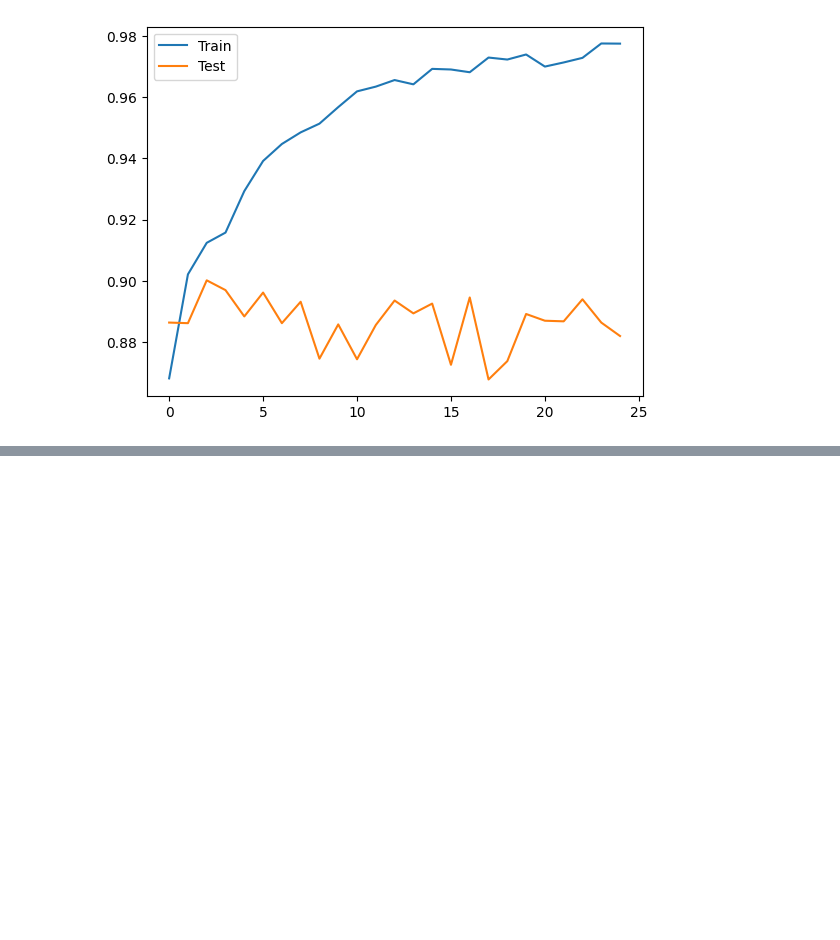
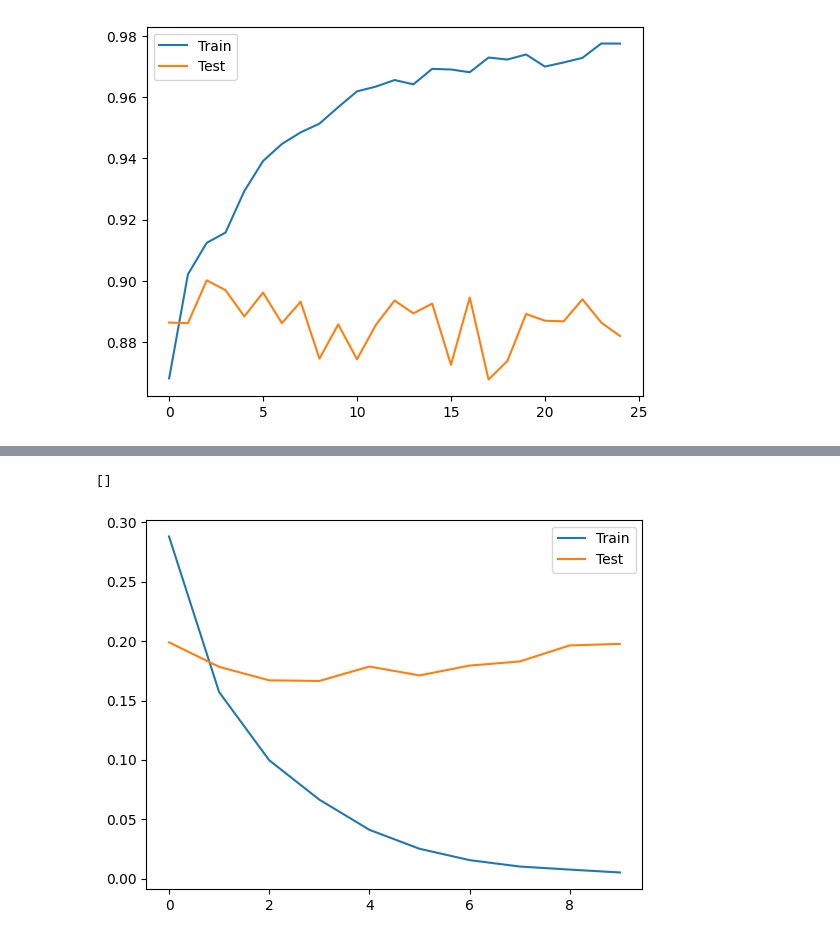
Before and after one commit to ayansuvra/Deep-Learning, a Jupyter notebook: CNN/TransferLearning.ipynb, the cells around one changed output, grey strips where cells are left out. Cells and saved outputs as stored; diff of their text form; code cells hidden in the pictures; blank space fills up the shorter version.

Commit message:
Transfer Learning

```diff
--- a/CNN/TransferLearning.ipynb
+++ b/CNN/TransferLearning.ipynb
@@ -196,0 +201,2 @@ plt.plot()
+# %%
+conv_base.trainable = True
@@ -196,0 +232,15 @@ plt.plot()
+# %%
+model = Sequential()
+
+model.add(conv_base)
+
+model.add(Flatten())
+
+model.add(Dense(128, activation='relu'))
+model.add(BatchNormalization())
+
+model.add(Dense(1, activation='sigmoid'))
+# %%
+model.compile(optimizer=keras.optimizers.RMSprop(learning_rate=1e-5), loss='binary_crossentropy', metrics=['accuracy'])
+# %%
+history = model.fit(train_ds, validation_data=test_ds, epochs=10)
@@ -196,0 +268,9 @@ plt.plot()
+# %%
+plt.plot(history.history['loss'], label='Train')
+plt.plot(history.history['val_loss'], label='Test')
+
+plt.legend()
+plt.plot()
+# %% [output]
+[]
+[figure, added]
```
Also changed, not shown: parts of 6 cells of this notebook.
